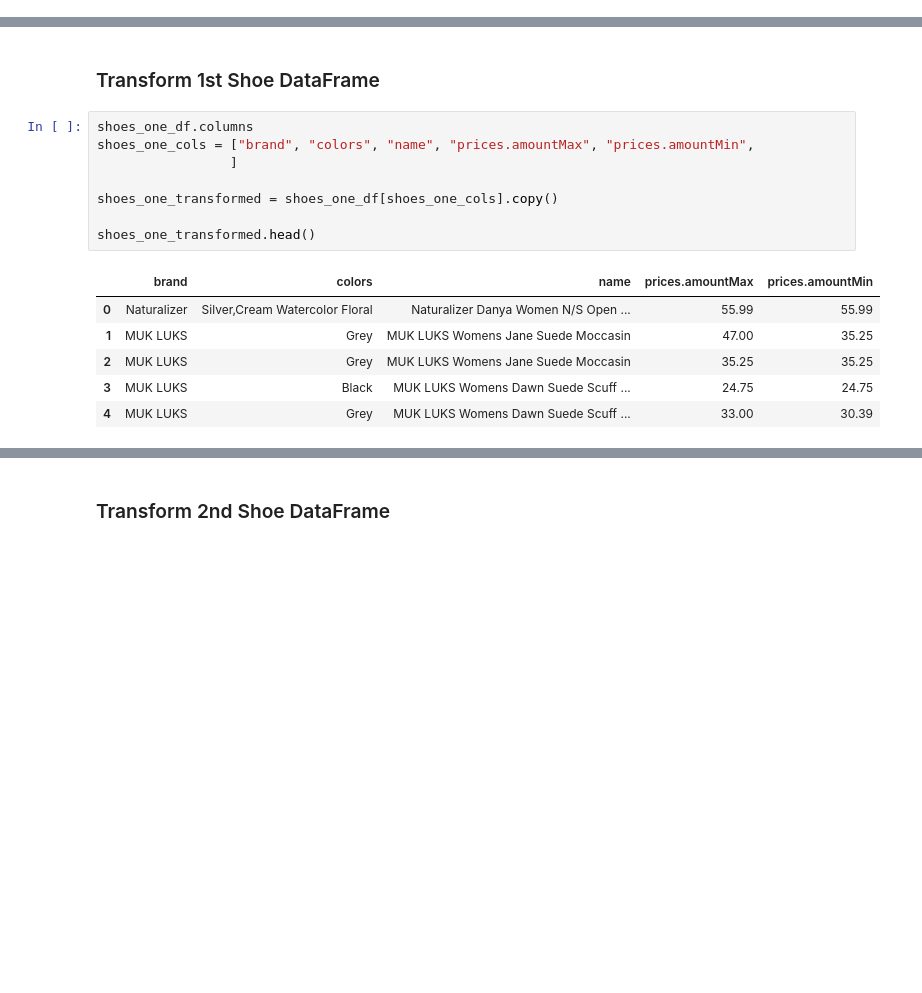
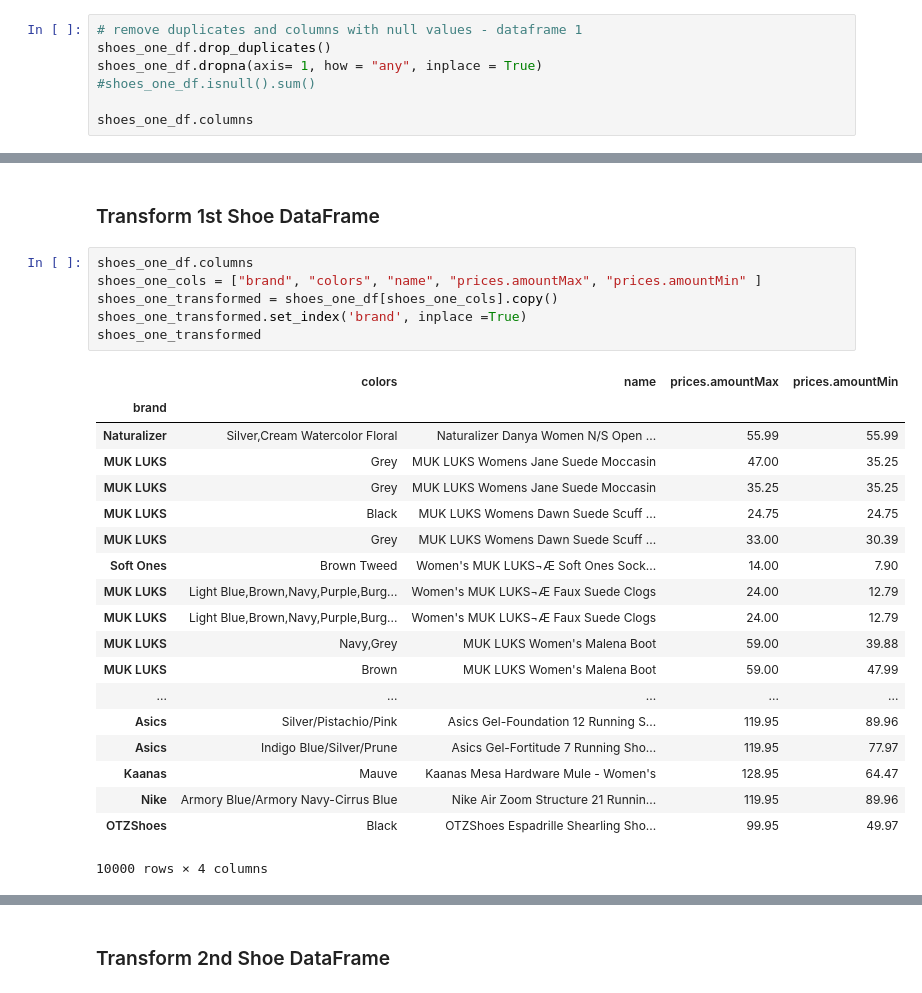
Before and after one commit to jazminhicks/ETL, a Jupyter notebook: shoes_etl.ipynb, the cells around one changed output, grey strips where cells are left out. Saved outputs shown, nothing was run; the diff lists cells and outputs as text; blank space fills up the shorter version.

```diff
--- a/shoes_etl.ipynb
+++ b/shoes_etl.ipynb
@@ -17,0 +40,7 @@ shoes_one_df.head()
+# %%
+# remove duplicates and columns with null values - dataframe 1
+shoes_one_df.drop_duplicates()
+shoes_one_df.dropna(axis= 1, how = "any", inplace = True)
+#shoes_one_df.isnull().sum()
+
+shoes_one_df.columns
@@ -31,16 +121,27 @@ shoes_two_df.head()
 ### Transform 1st Shoe DataFrame
 # %%
 shoes_one_df.columns
-shoes_one_cols = ["brand", "colors", "name", "prices.amountMax", "prices.amountMin",
-                 ]
-
+shoes_one_cols = ["brand", "colors", "name", "prices.amountMax", "prices.amountMin" ]
 shoes_one_transformed = shoes_one_df[shoes_one_cols].copy()
-
-shoes_one_transformed.head()
+shoes_one_transformed.set_index('brand', inplace =True)
+shoes_one_transformed
 # %% [output]
-|  | brand | colors | name | prices.amountMax | prices.amountMin |
-| 0 | Naturalizer | Silver,Cream Watercolor Floral | Naturalizer Danya Women N/S Open ... | 55.99 | 55.99 |
-| 1 | MUK LUKS | Grey | MUK LUKS Womens Jane Suede Moccasin | 47.00 | 35.25 |
-| 2 | MUK LUKS | Grey | MUK LUKS Womens Jane Suede Moccasin | 35.25 | 35.25 |
-| 3 | MUK LUKS | Black | MUK LUKS Womens Dawn Suede Scuff ... | 24.75 | 24.75 |
-| 4 | MUK LUKS | Grey | MUK LUKS Womens Dawn Suede Scuff ... | 33.00 | 30.39 |
+|  | colors | name | prices.amountMax | prices.amountMin |
+| brand |  |  |  |  |
+| Naturalizer | Silver,Cream Watercolor Floral | Naturalizer Danya Women N/S Open ... | 55.99 | 55.99 |
+| MUK LUKS | Grey | MUK LUKS Womens Jane Suede Moccasin | 47.00 | 35.25 |
+| MUK LUKS | Grey | MUK LUKS Womens Jane Suede Moccasin | 35.25 | 35.25 |
+| MUK LUKS | Black | MUK LUKS Womens Dawn Suede Scuff ... | 24.75 | 24.75 |
+| MUK LUKS | Grey | MUK LUKS Womens Dawn Suede Scuff ... | 33.00 | 30.39 |
+| Soft Ones | Brown Tweed | Women's MUK LUKS¬Æ Soft Ones Sock... | 14.00 | 7.90 |
+| MUK LUKS | Light Blue,Brown,Navy,Purple,Burg... | Women's MUK LUKS¬Æ Faux Suede Clogs | 24.00 | 12.79 |
+| MUK LUKS | Light Blue,Brown,Navy,Purple,Burg... | Women's MUK LUKS¬Æ Faux Suede Clogs | 24.00 | 12.79 |
+| MUK LUKS | Navy,Grey | MUK LUKS Women's Malena Boot | 59.00 | 39.88 |
+| MUK LUKS | Brown | MUK LUKS Women's Malena Boot | 59.00 | 47.99 |
+| ... | ... | ... | ... | ... |
+| Asics | Silver/Pistachio/Pink | Asics Gel-Foundation 12 Running S... | 119.95 | 89.96 |
+| Asics | Indigo Blue/Silver/Prune | Asics Gel-Fortitude 7 Running Sho... | 119.95 | 77.97 |
+| Kaanas | Mauve | Kaanas Mesa Hardware Mule - Women's | 128.95 | 64.47 |
+| Nike | Armory Blue/Armory Navy-Cirrus Blue | Nike Air Zoom Structure 21 Runnin... | 119.95 | 89.96 |
+| OTZShoes | Black | OTZShoes Espadrille Shearling Sho... | 99.95 | 49.97 |
+10000 rows × 4 columns
```
Also changed, not shown: parts of 12 cells of this notebook.
